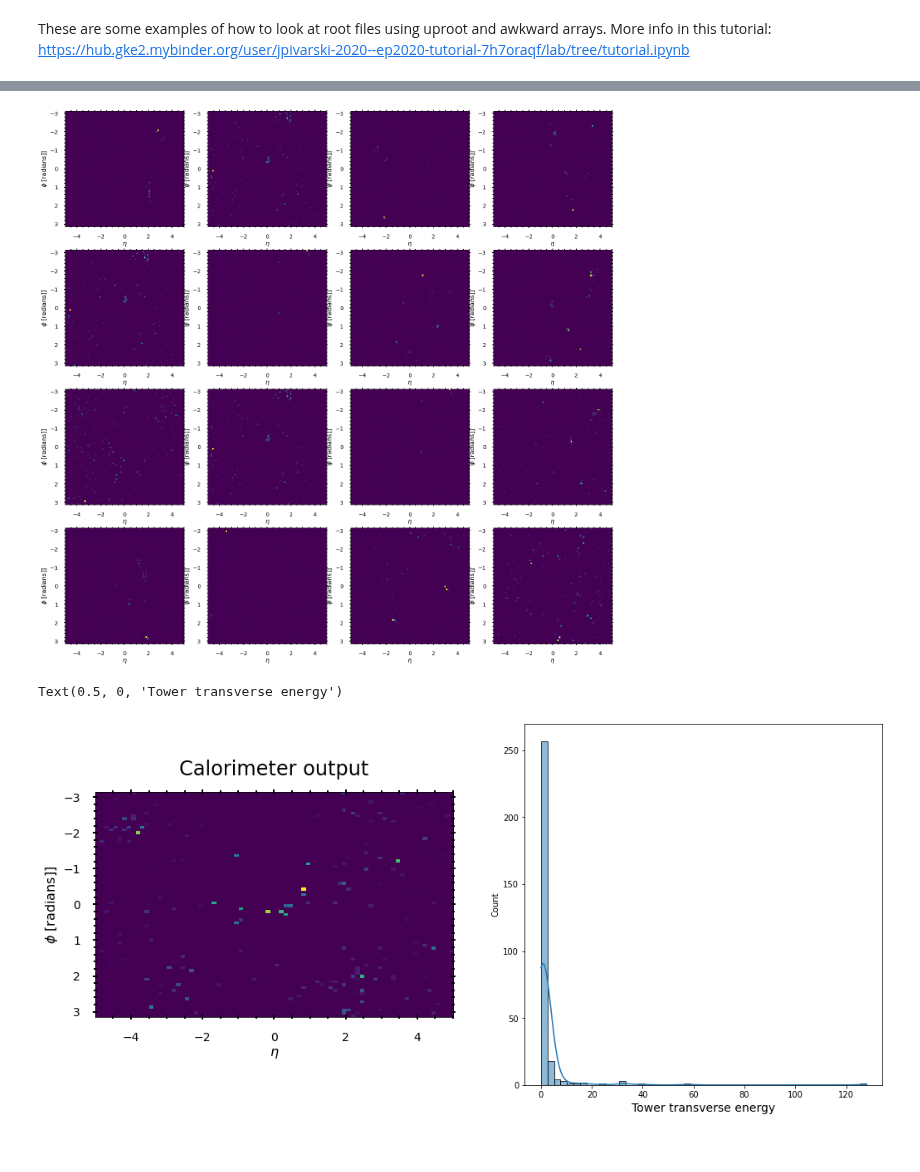
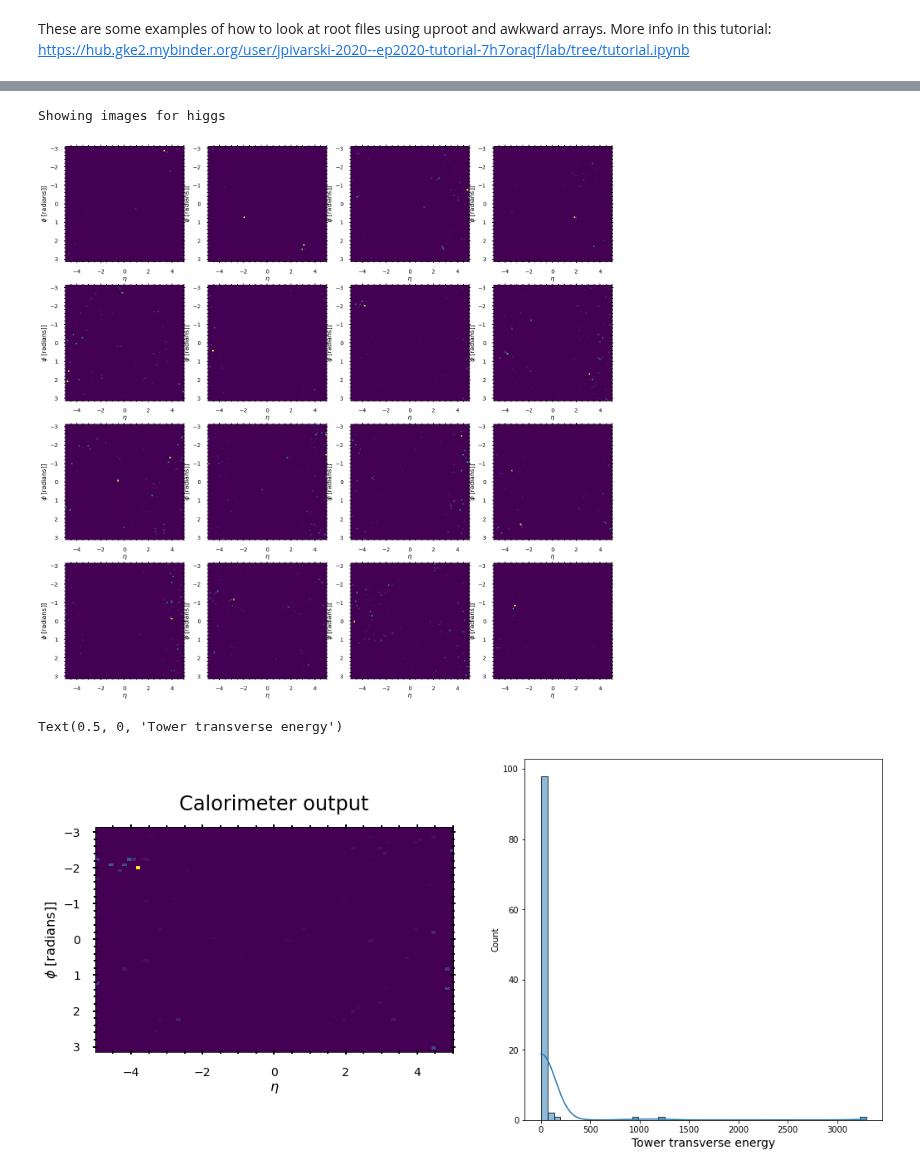
Before and after one commit to choisant/imcalML, a Jupyter notebook: notebooks/analyze_delphes_file.ipynb, the cells around one changed output, grey strips where cells are left out. Drawn from its saved outputs; the diff is of its cells as text; code cells hidden in the pictures.

```diff
--- a/notebooks/analyze_delphes_file.ipynb
+++ b/notebooks/analyze_delphes_file.ipynb
@@ -79,6 +83,6 @@ clusters = [load_data(path, "Tower",
 # %%
 #Pad data
-max_hits = np.max([np.max([len(event) for event in item["ET"]]) for item in clusters])
+max_hits = np.max([np.max([len(event) for event in item["Eta"]]) for item in clusters])
 print(max_hits)
 clusters = [ak.pad_none(item, max_hits, axis=-1) for item in clusters]
 # %% [output]
@@ -132,0 +194,20 @@ ax.grid(visible=None)
+# %%
+#energy distribution
+fig, ax = plt.subplots(ncols=3, figsize=(20,6))
+sn.scatterplot(x=ET_energy[0], y=ET_eta[0], ax = ax[0], label=labels[0])
+sn.scatterplot(x=ET_energy[1], y=ET_eta[1], ax = ax[0], label=labels[1])
+ax[0].set_xlabel("Energy [GeV]")
+ax[0].set_ylabel("Eta [pseudorapidity]")
+ax[0].set_title("Highest ET")
+
+sn.scatterplot(x=Eem_energy[0], y=Eem_eta[0], ax = ax[1], label=labels[0])
+sn.scatterplot(x=Eem_energy[1], y=Eem_eta[1], ax = ax[1], label=labels[1])
+ax[1].set_xlabel("Energy [GeV]")
+ax[1].set_ylabel("Eta [pseudorapidity]")
+ax[1].set_title("Highest Eem")
+
+sn.scatterplot(x=Ehad_energy[0], y=Ehad_eta[0], ax = ax[2], label=labels[0])
+sn.scatterplot(x=Ehad_energy[1], y=Ehad_eta[1], ax = ax[2], label=labels[1])
+ax[2].set_xlabel("Energy [GeV]")
+ax[2].set_ylabel("Eta [pseudorapidity]")
+ax[2].set_title("Highest Ehad")
@@ -147,7 +231,8 @@ def create_histograms(x, y, z):
     return Cal
 
 
-hists = create_histograms(ak.to_numpy(clusters[0].Phi), ak.to_numpy(clusters[0].Eta), ak.to_numpy(clusters[0].ET))
+hists = create_histograms(ak.to_numpy(clusters[0].Phi), ak.to_numpy(clusters[0].Eta), ak.to_numpy(clusters[0].Ehad))
+label = labels[0]
 # %%
 fig, axs = plt.subplots(nrows = 4, ncols = 4, figsize = (25,25))
 images = np.random.randint(0, high=len(hists), size=(4,4))
@@ -176,33 +263,36 @@ def create_histograms(x, y, z):
     return Cal
 
 
-hists = create_histograms(ak.to_numpy(clusters[1].Phi), ak.to_numpy(clusters[1].Eta), ak.to_numpy(clusters[1].ET))
+hists = create_histograms(ak.to_numpy(clusters[1].Phi), ak.to_numpy(clusters[1].Eta), ak.to_numpy(clusters[1].Eem))
+label = labels[1]
 # %%
 fig, axs = plt.subplots(nrows = 4, ncols = 4, figsize = (25,25))
 images = np.random.randint(0, high=len(hists), size=(4,4))
+print("Showing images for", label)
 for i in range(4):
     for j in range(4):
         cal_image_plot(axs[i][j])
         axs[i][j].imshow(hists[images[i][j]], extent=[-5, 5, np.pi, -np.pi], aspect='auto')
 # %% [output]
+Showing images for higgs
-[figure, old version]
+[figure, new version]
 # %%
 k = 2 #np.random.randint(0, high=len(hists)) #a random image
-ET = ak.to_list(clusters[0].ET[k])
+ET_list = ak.to_list(clusters[0].ET[k])
 def cal_image_plot(ax):
     ax.set_ylabel(r"$\phi$ [radians]]", fontsize=16)
     ax.set_xlabel(r"$\eta$", fontsize=16)
     ax.set_title("Calorimeter output", fontsize=24, color="black", pad=20)
     ax.tick_params(which="both", direction="inout", top=True, right=True, labelsize=14, pad=15, length=4, width=2)
     ax.tick_params(which="major", length=8)
     ax.tick_params(which="major", length=6)
     ax.minorticks_on()
 
 fig, axs = plt.subplots(nrows = 1, ncols = 2, figsize = (17, 8))
 cal_image_plot(axs[0])
 axs[0].imshow(hists[k], extent=[-5, 5, np.pi, -np.pi], aspect='equal')
-sn.histplot(ET, ax = axs[1], bins=50, kde=True, stat="count")
+sn.histplot(ET_list, ax = axs[1], bins=50, kde=True, stat="count")
 axs[1].set_xlabel("Tower transverse energy", fontsize=14)
 # %% [output]
 Text(0.5, 0, 'Tower transverse energy')
-[figure, old version]
+[figure, new version]
```
Also changed, not shown: parts of 11 cells of this notebook, 1 other file.
